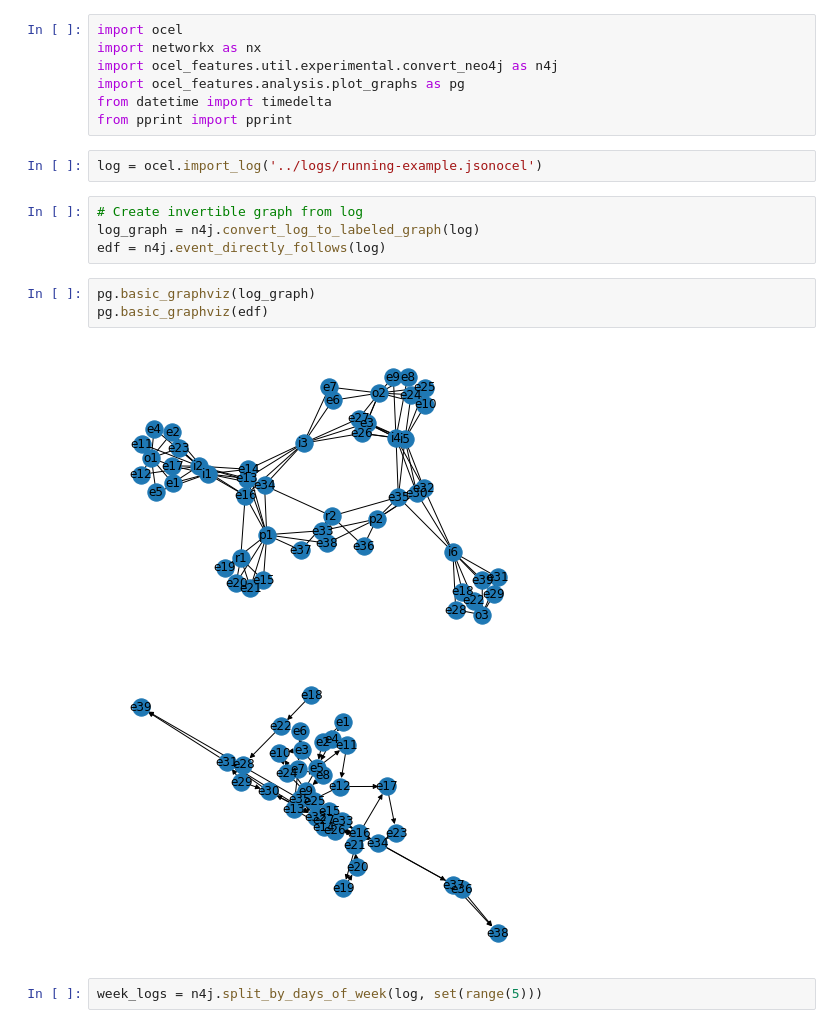
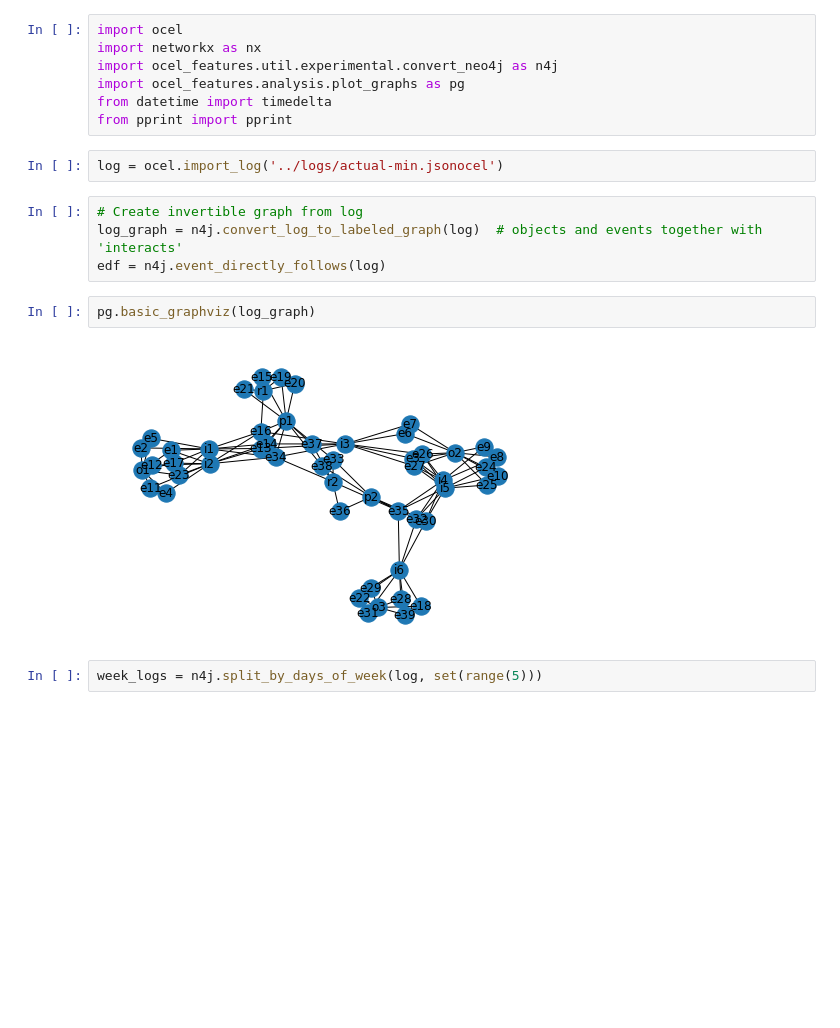
Before and after one commit to DerAndereJohannes/ocel-features, a Jupyter notebook: examples/notebooks/log2graph.ipynb, the cells around one changed output. Cells and saved outputs as stored; diff of their text form; blank space fills up the shorter version.

```diff
--- a/examples/notebooks/log2graph.ipynb
+++ b/examples/notebooks/log2graph.ipynb
@@ -6,17 +6,15 @@ import ocel_features.analysis.plot_graphs as pg
 from datetime import timedelta
 from pprint import pprint
 # %%
-log = ocel.import_log('../logs/running-example.jsonocel')
+log = ocel.import_log('../logs/actual-min.jsonocel')
 # %%
 # Create invertible graph from log
-log_graph = n4j.convert_log_to_labeled_graph(log)
+log_graph = n4j.convert_log_to_labeled_graph(log)  # objects and events together with 'interacts'
 edf = n4j.event_directly_follows(log)
 # %%
 pg.basic_graphviz(log_graph)
-pg.basic_graphviz(edf)
 # %% [output]
-[figure, old version]
+[figure, new version]
-[figure, removed]
 # %%
 week_logs = n4j.split_by_days_of_week(log, set(range(5)))
 # %%
```
Also changed, not shown: parts of 9 cells of this notebook, 4 other files.
